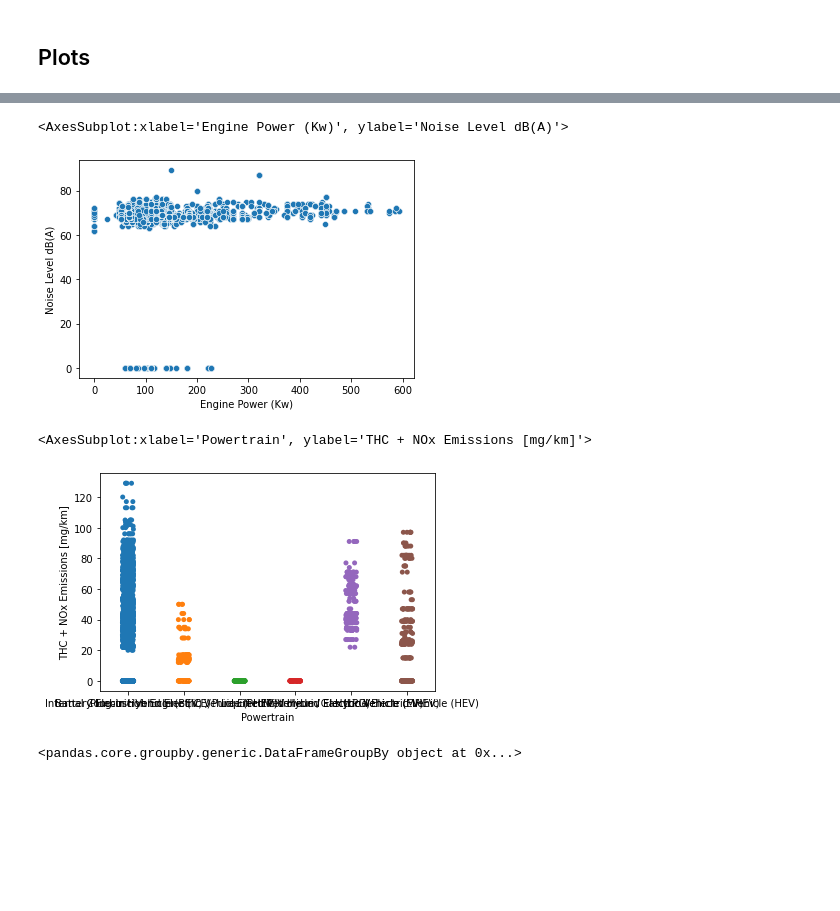
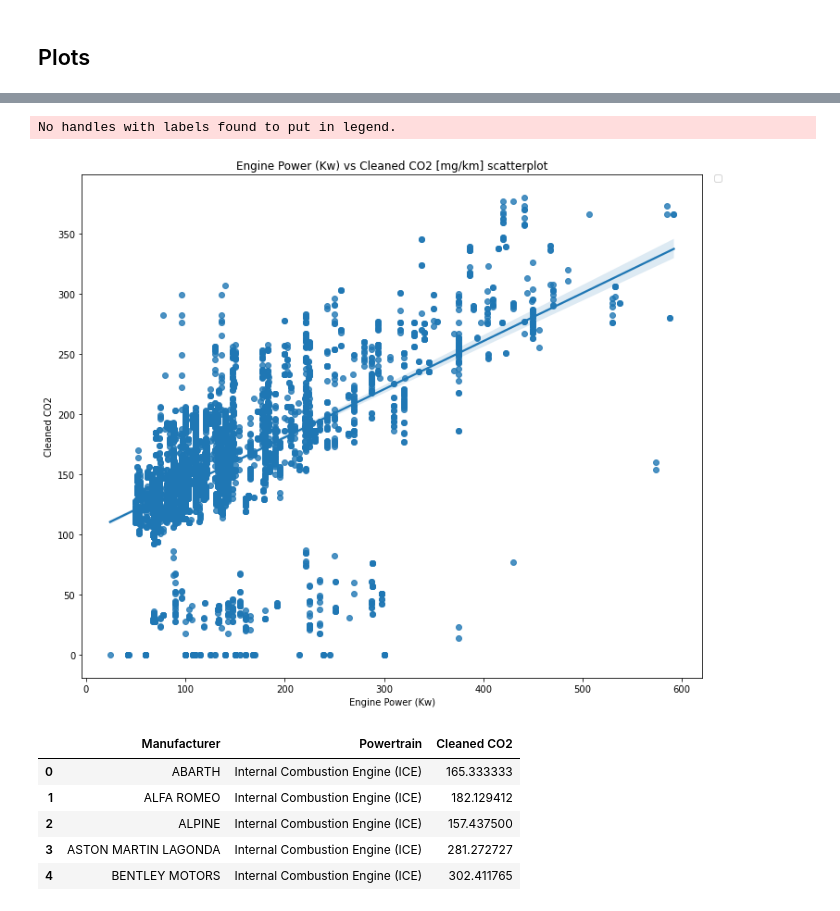
Before and after one commit to grilgamesh/How-important-is-the-change-to-electric-cars-, a Jupyter notebook: engine_size_and_type.ipynb, the cells around one changed output, grey strips where cells are left out. Saved outputs shown, nothing was run; the diff lists cells and outputs as text; code cells hidden in the pictures; blank space fills up the shorter version.

```diff
--- a/engine_size_and_type.ipynb
+++ b/engine_size_and_type.ipynb
@@ -98,14 +104,0 @@ sns.scatterplot(emmisionsdata_df['Engine Power (Kw)'], emmisionsdata_df['THC + N
-# %%
-sns.scatterplot(emmisionsdata_df['Engine Power (Kw)'], emmisionsdata_df['Noise Level dB(A)'])
-# %% [output]
-<AxesSubplot:xlabel='Engine Power (Kw)', ylabel='Noise Level dB(A)'>
-[figure, removed]
-# %%
-sns.stripplot(emmisionsdata_df['Powertrain'], emmisionsdata_df['THC + NOx Emissions [mg/km]'])
-# %% [output]
-<AxesSubplot:xlabel='Powertrain', ylabel='THC + NOx Emissions [mg/km]'>
-[figure, removed]
-# %%
-emmisionsdata_df.groupby(['Powertrain'])['THC + NOx Emissions [mg/km]', 'Noise Level dB(A)']
-# %% [output]
-<pandas.core.groupby.generic.DataFrameGroupBy object at 0x...>
@@ -117,0 +105,10 @@ emmisionsdata_subset
+# %%
+plt.figure(figsize=(12,10))
+ax = sns.regplot(data= cleandata_df, x='Engine Power (Kw)',
+                y='Cleaned CO2')
+ax.set_title = ax.set_title("Engine Power (Kw) vs Cleaned CO2 [mg/km] scatterplot")
+plt.legend(bbox_to_anchor=(1.02, 1), loc='upper left', borderaxespad=0)
+plt.show()
+# %% [output]
+No handles with labels found to put in legend.
+[figure, added]
@@ -117,0 +119,9 @@ emmisionsdata_subset
+# %%
+Powertrain_meandf.head()
+# %% [output]
+|  | Manufacturer | Powertrain | Cleaned CO2 |
+| 0 | ABARTH | Internal Combustion Engine (ICE) | 165.333333 |
+| 1 | ALFA ROMEO | Internal Combustion Engine (ICE) | 182.129412 |
+| 2 | ALPINE | Internal Combustion Engine (ICE) | 157.437500 |
+| 3 | ASTON MARTIN LAGONDA | Internal Combustion Engine (ICE) | 281.272727 |
+| 4 | BENTLEY MOTORS | Internal Combustion Engine (ICE) | 302.411765 |
```
Also changed, not shown: parts of 28 cells of this notebook.
